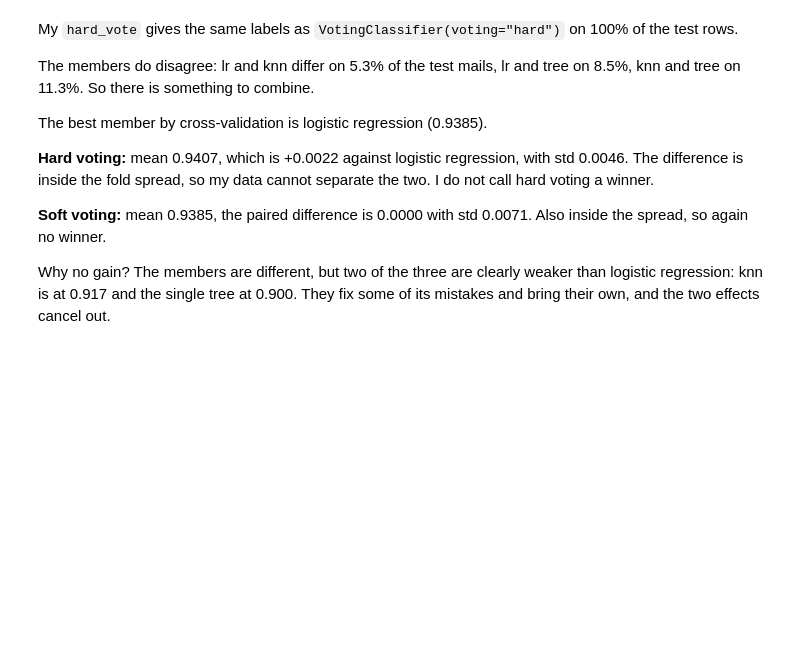
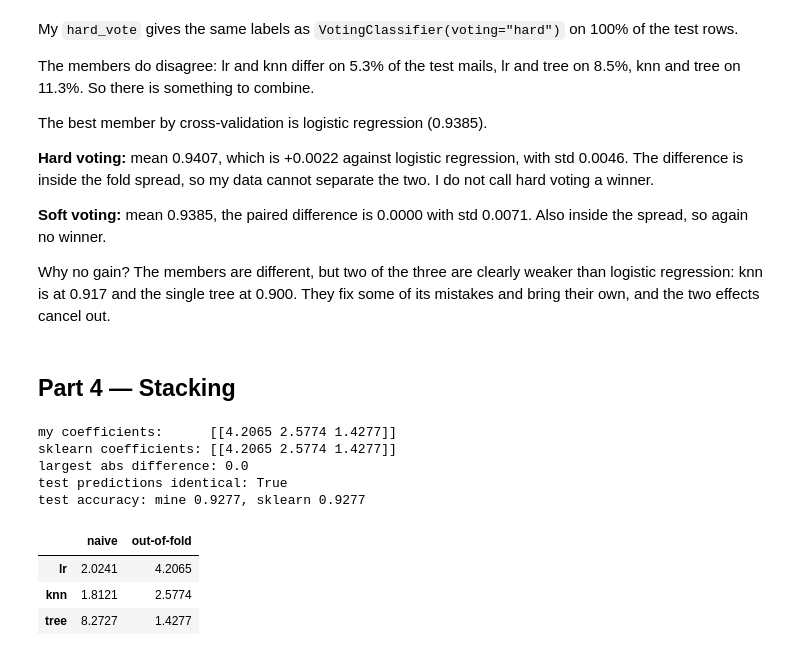
Before and after one commit to mukhamedzhankubantov/kubantov_task-04-ML-course, a Jupyter notebook: kubantov_task4.ipynb, the cells around one changed output. Saved outputs shown, nothing was run; the diff lists cells and outputs as text; code cells hidden in the pictures; blank space fills up the shorter version.

```diff
--- a/kubantov_task4.ipynb
+++ b/kubantov_task4.ipynb
@@ -338,3 +338,47 @@ The best member by cross-validation is logistic regression (0.9385).
 **Soft voting:** mean 0.9385, the paired difference is 0.0000 with std 0.0071. Also inside the spread, so again no winner.
 
 Why no gain? The members are different, but two of the three are clearly weaker than logistic regression: knn is at 0.917 and the single tree at 0.900. They fix some of its mistakes and bring their own, and the two effects cancel out.
+# %% [markdown]
+## Part 4 — Stacking
+# %%
+from sklearn.base import clone
+from sklearn.ensemble import StackingClassifier
+from sklearn.model_selection import cross_val_predict
+
+# meta-features for training rows: out-of-fold probabilities of spam, members in the order of `members`
+Z_oof = np.column_stack([
+    cross_val_predict(m, X_train, y_train, cv=cv, method="predict_proba")[:, 1]
+    for _, m in members])
+meta = LogisticRegression().fit(Z_oof, y_train)
+
+# test rows: members fitted on the full training split
+fitted = [clone(m).fit(X_train, y_train) for _, m in members]
+Z_test = np.column_stack([m.predict_proba(X_test)[:, 1] for m in fitted])
+my_pred = meta.predict(Z_test)
+
+stack = StackingClassifier(members, LogisticRegression(), cv=cv).fit(X_train, y_train)
+
+print("my coefficients:     ", meta.coef_.round(4))
+print("sklearn coefficients:", stack.final_estimator_.coef_.round(4))
+print("largest abs difference:", np.abs(meta.coef_ - stack.final_estimator_.coef_).max())
+print("test predictions identical:", np.array_equal(my_pred, stack.predict(X_test)))
+print(f"test accuracy: mine {(my_pred == y_test).mean():.4f}, sklearn {stack.score(X_test, y_test):.4f}")
+# %% [output]
+my coefficients:      [[4.2065 2.5774 1.4277]]
+sklearn coefficients: [[4.2065 2.5774 1.4277]]
+largest abs difference: 0.0
+test predictions identical: True
+test accuracy: mine 0.9277, sklearn 0.9277
+# %%
+Z_naive = np.column_stack([
+    clone(m).fit(X_train, y_train).predict_proba(X_train)[:, 1]
+    for _, m in members])
+naive = LogisticRegression().fit(Z_naive, y_train)
+
+pd.DataFrame({"naive": naive.coef_[0], "out-of-fold": meta.coef_[0]},
+             index=[n for n, _ in members]).round(4)
+# %% [output]
+|  | naive | out-of-fold |
+| lr | 2.0241 | 4.2065 |
+| knn | 1.8121 | 2.5774 |
+| tree | 8.2727 | 1.4277 |
```
Also changed, not shown: parts of 2 cells of this notebook.
